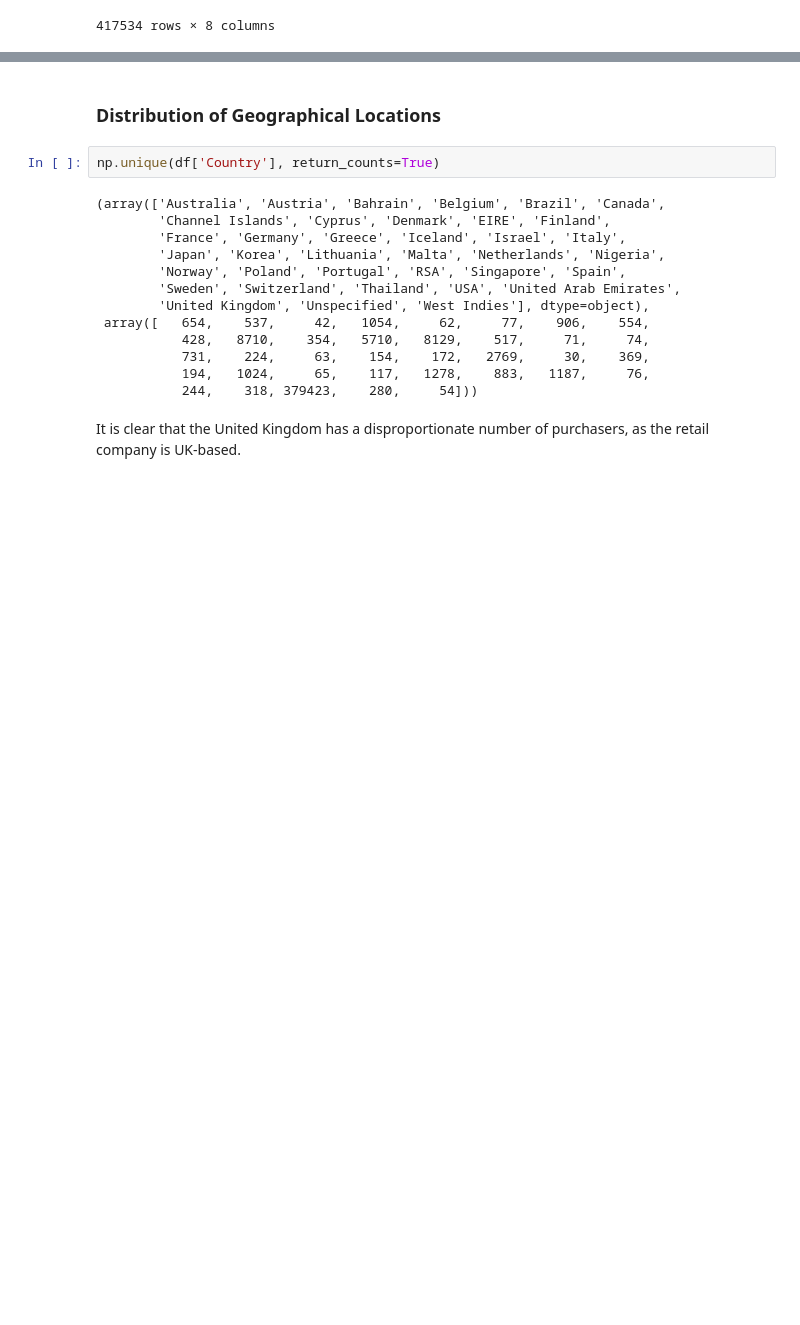
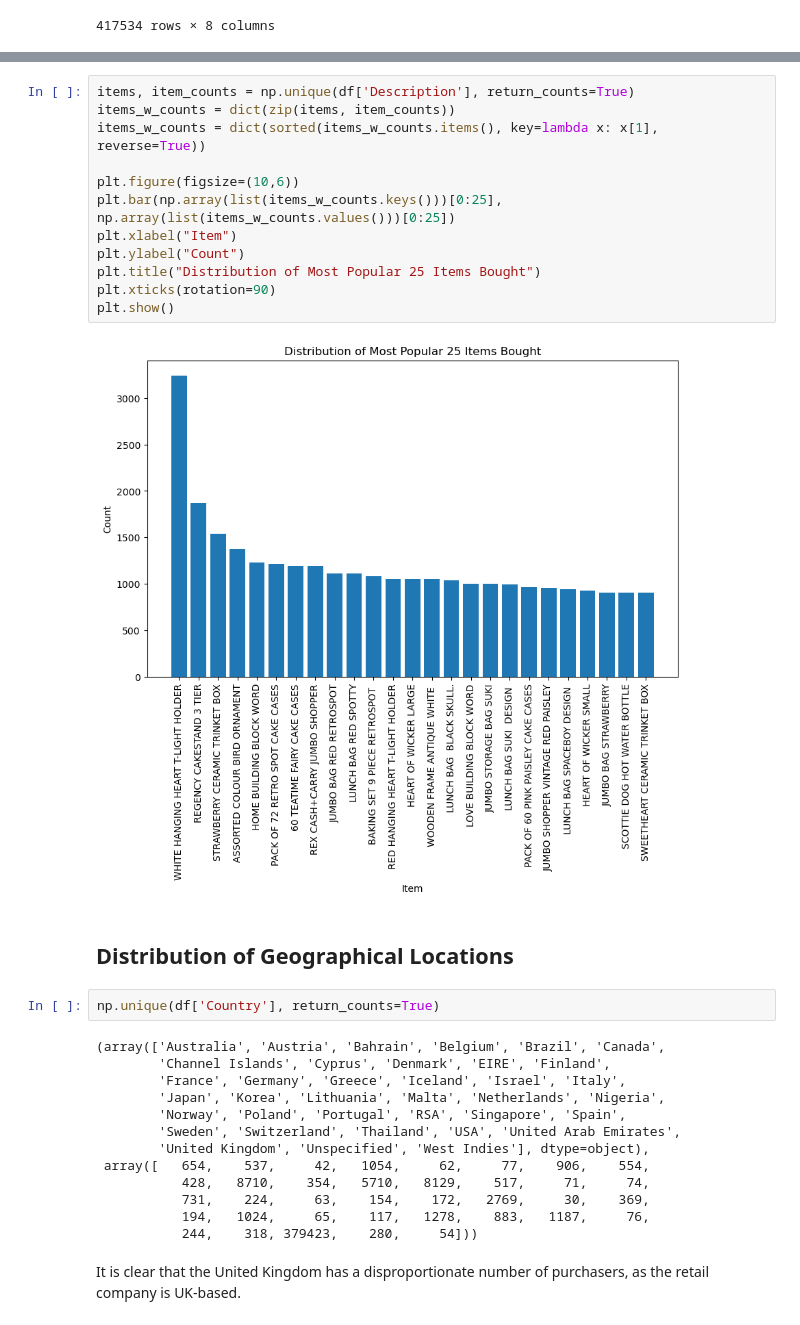
Before and after one commit to SteveG365/Customer-Value-Lifetime, a Jupyter notebook: notebooks/EDA.ipynb, the cells around one changed output, grey strips where cells are left out. Saved outputs shown, nothing was run; the diff lists cells and outputs as text; blank space fills up the shorter version.

```diff
--- a/notebooks/EDA.ipynb
+++ b/notebooks/EDA.ipynb
@@ -75,5 +89,19 @@ df = df.loc[~df['Customer ID'].isna()]
+# %%
+items, item_counts = np.unique(df['Description'], return_counts=True)
+items_w_counts = dict(zip(items, item_counts))
+items_w_counts = dict(sorted(items_w_counts.items(), key=lambda x: x[1], reverse=True))
+
+plt.figure(figsize=(10,6))
+plt.bar(np.array(list(items_w_counts.keys()))[0:25], np.array(list(items_w_counts.values()))[0:25])
+plt.xlabel("Item")
+plt.ylabel("Count")
+plt.title("Distribution of Most Popular 25 Items Bought")
+plt.xticks(rotation=90)
+plt.show()
+# %% [output]
+[figure, added]
 # %% [markdown]
-### Distribution of Geographical Locations
+## Distribution of Geographical Locations
 # %%
 np.unique(df['Country'], return_counts=True)
 # %% [output]
```
Also changed, not shown: parts of 3 cells of this notebook, 3 other files.
